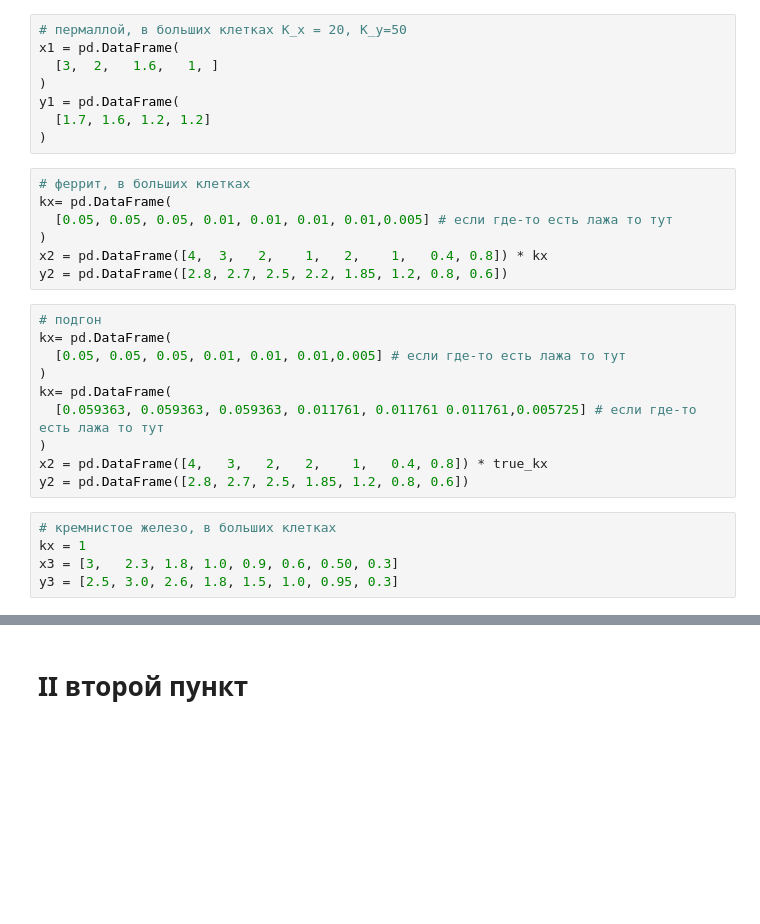
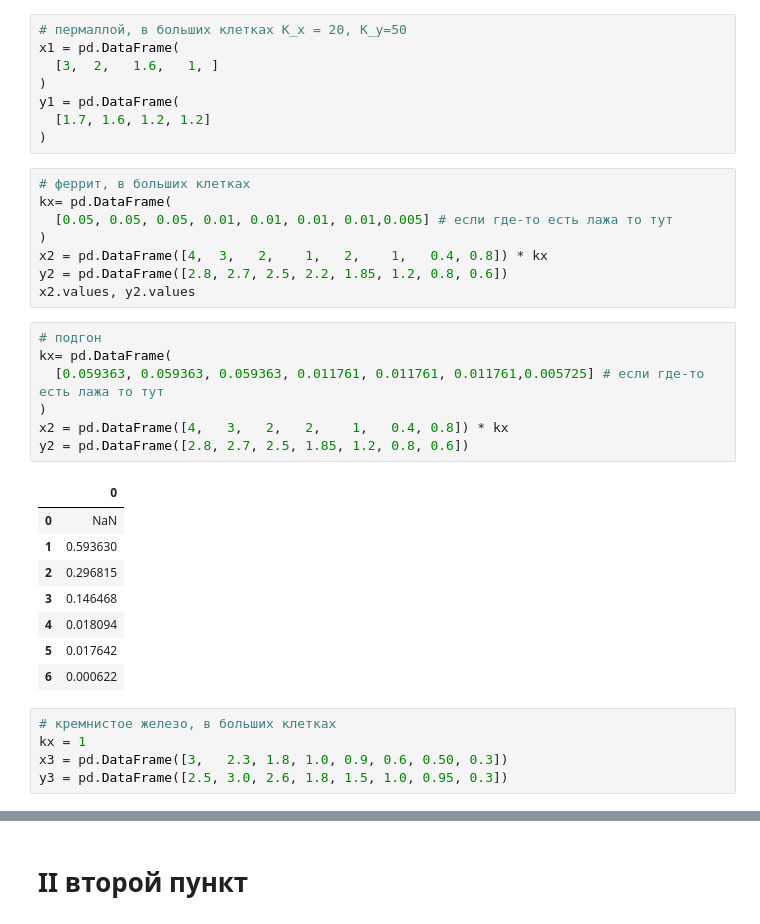
Before and after one commit to ILoveAlgorythms/labs, a Jupyter notebook: 3.4.5/data.ipynb, the cells around one changed output, grey strips where cells are left out. Drawn from its saved outputs; the diff is of its cells as text; blank space fills up the shorter version.

```diff
--- a/3.4.5/data.ipynb
+++ b/3.4.5/data.ipynb
@@ -49,21 +52,28 @@ kx= pd.DataFrame(
 )
 x2 = pd.DataFrame([4,  3,   2,    1,   2,    1,   0.4, 0.8]) * kx
 y2 = pd.DataFrame([2.8, 2.7, 2.5, 2.2, 1.85, 1.2, 0.8, 0.6])
+x2.values, y2.values
 # %%
 # подгон
 kx= pd.DataFrame(
-  [0.05, 0.05, 0.05, 0.01, 0.01, 0.01,0.005] # если где-то есть лажа то тут
+  [0.059363, 0.059363, 0.059363, 0.011761, 0.011761, 0.011761,0.005725] # если где-то есть лажа то тут
 )
-kx= pd.DataFrame(
-  [0.059363, 0.059363, 0.059363, 0.011761, 0.011761 0.011761,0.005725] # если где-то есть лажа то тут
-)
-x2 = pd.DataFrame([4,   3,   2,   2,    1,   0.4, 0.8]) * true_kx
+x2 = pd.DataFrame([4,   3,   2,   2,    1,   0.4, 0.8]) * kx
 y2 = pd.DataFrame([2.8, 2.7, 2.5, 1.85, 1.2, 0.8, 0.6])
+# %% [output]
+|  | 0 |
+| 0 | NaN |
+| 1 | 0.593630 |
+| 2 | 0.296815 |
+| 3 | 0.146468 |
+| 4 | 0.018094 |
+| 5 | 0.017642 |
+| 6 | 0.000622 |
 # %%
 # кремнистое железо, в больших клетках
 kx = 1
-x3 = [3,   2.3, 1.8, 1.0, 0.9, 0.6, 0.50, 0.3]
-y3 = [2.5, 3.0, 2.6, 1.8, 1.5, 1.0, 0.95, 0.3]
+x3 = pd.DataFrame([3,   2.3, 1.8, 1.0, 0.9, 0.6, 0.50, 0.3])
+y3 = pd.DataFrame([2.5, 3.0, 2.6, 1.8, 1.5, 1.0, 0.95, 0.3])
 # %%
 # график пункт 1
 
```
Also changed, not shown: parts of 3 cells of this notebook, 11 other files.
